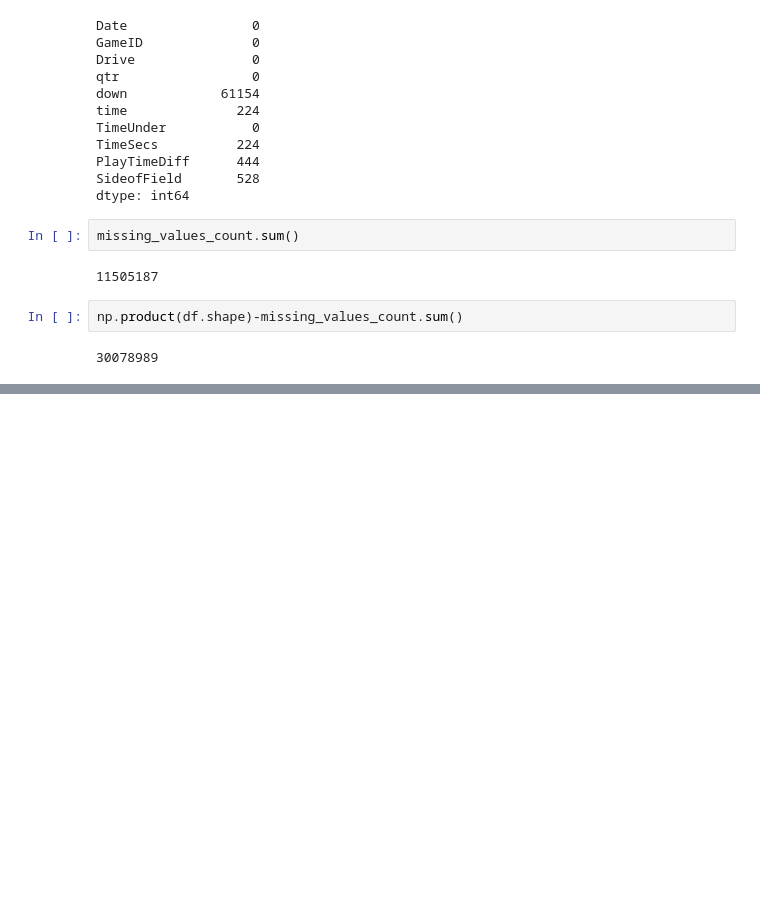
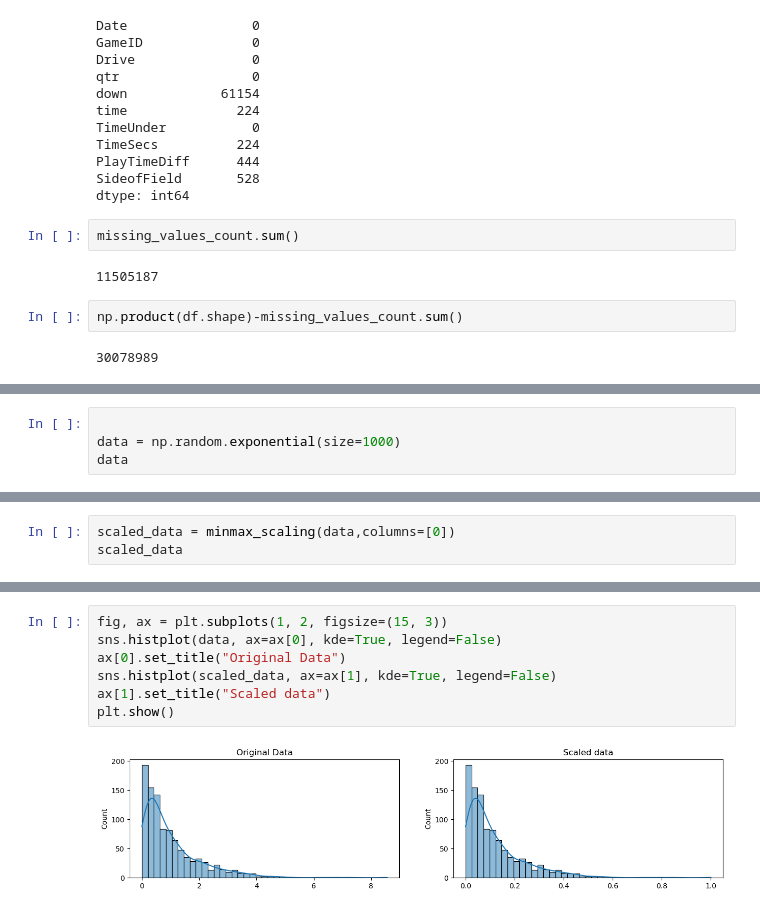
Before and after one commit to AayushFuse/Pandas_Learning, a Jupyter notebook: data_cleaning.ipynb, the cells around one changed output, grey strips where cells are left out. Drawn from its saved outputs; the diff is of its cells as text; blank space fills up the shorter version.

```diff
--- a/data_cleaning.ipynb
+++ b/data_cleaning.ipynb
@@ -40,0 +58,4 @@ np.product(df.shape)-missing_values_count.sum()
+# %%
+
+data = np.random.exponential(size=1000)
+data
@@ -40,0 +80,3 @@ np.product(df.shape)-missing_values_count.sum()
+# %%
+scaled_data = minmax_scaling(data,columns=[0])
+scaled_data
@@ -40,0 +101,9 @@ np.product(df.shape)-missing_values_count.sum()
+# %%
+fig, ax = plt.subplots(1, 2, figsize=(15, 3))
+sns.histplot(data, ax=ax[0], kde=True, legend=False)
+ax[0].set_title("Original Data")
+sns.histplot(scaled_data, ax=ax[1], kde=True, legend=False)
+ax[1].set_title("Scaled data")
+plt.show()
+# %% [output]
+[figure, added]
```
Also changed, not shown: parts of 10 cells of this notebook, 5 other files.
